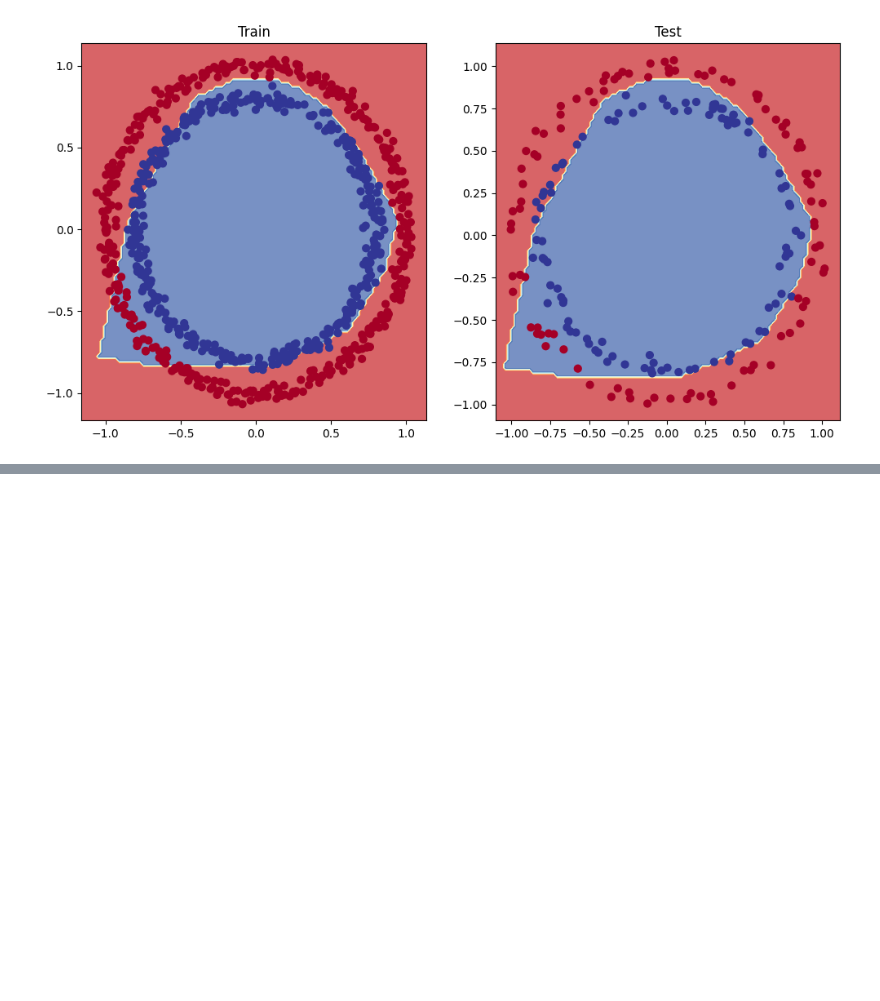
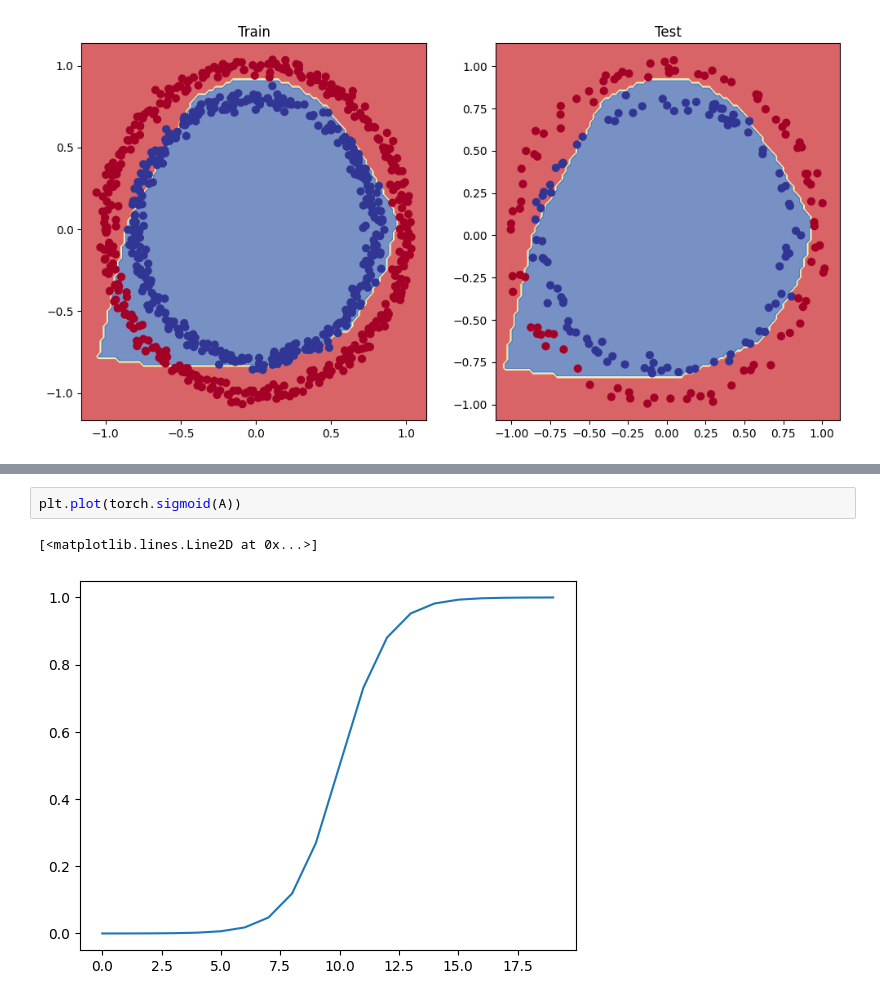
Before and after one commit to ssshanaka/PyTorch-101-Crash-Course-For-Beginners---Workflow, a Jupyter notebook: Neural_Network_Classification_with_PyTorch.ipynb, the cells around one changed output, grey strips where cells are left out. Cells and saved outputs as stored; diff of their text form; blank space fills up the shorter version.

```diff
--- a/Neural_Network_Classification_with_PyTorch.ipynb
+++ b/Neural_Network_Classification_with_PyTorch.ipynb
@@ -591,0 +616,5 @@ plot_decision_boundary(model_2, X_test, y_test)
+# %%
+plt.plot(torch.sigmoid(A))
+# %% [output]
+[<matplotlib.lines.Line2D at 0x...>]
+[figure, added]
```
Also changed, not shown: parts of 7 cells of this notebook.
